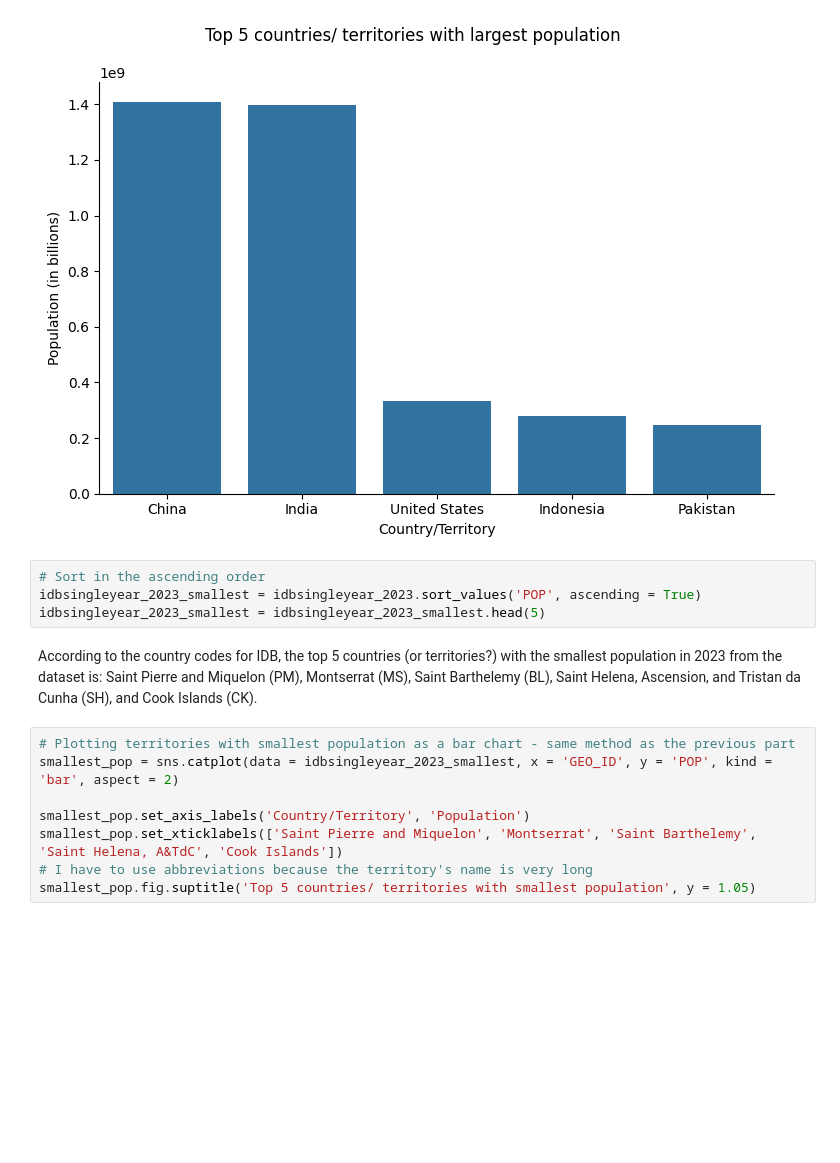
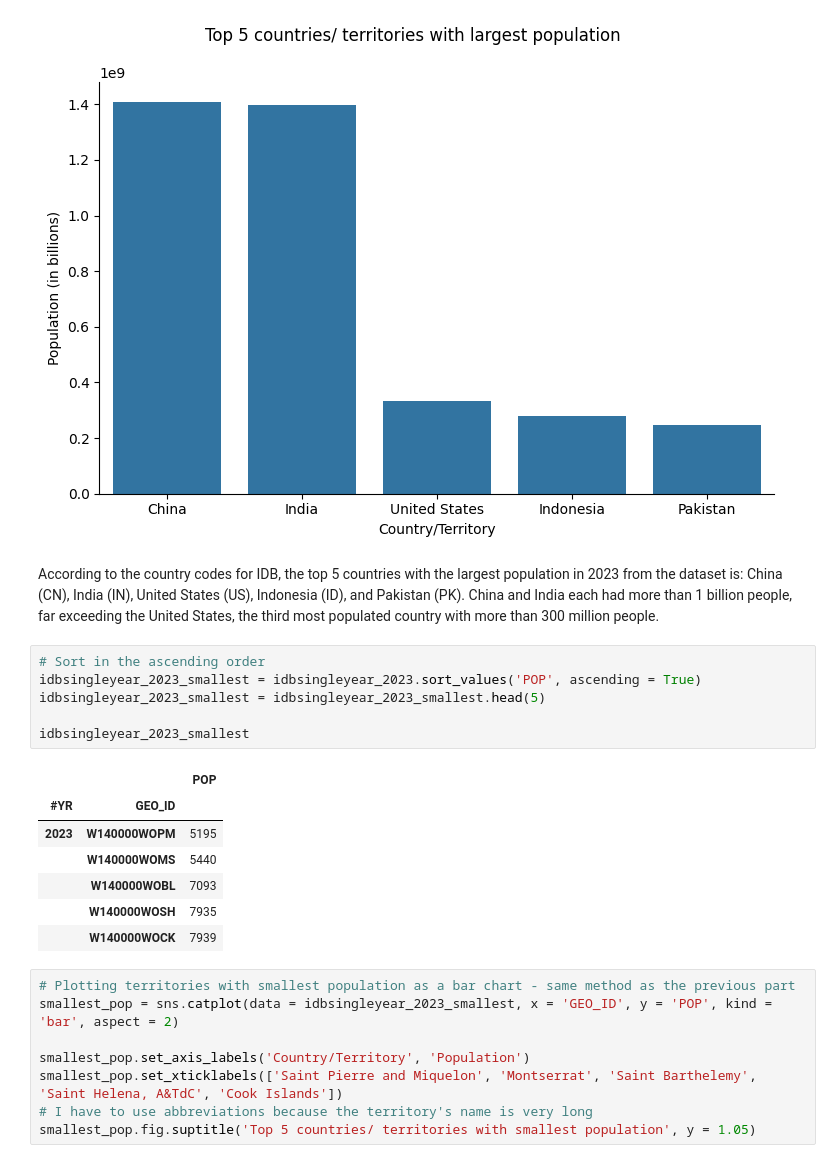
Before and after one commit to thaianle/international-database, a Jupyter notebook: idbsingleyear-python.ipynb, the cells around one changed output. Drawn from its saved outputs; the diff is of its cells as text; blank space fills up the shorter version.

```diff
--- a/idbsingleyear-python.ipynb
+++ b/idbsingleyear-python.ipynb
@@ -166,12 +181,22 @@ largest_pop.fig.suptitle('Top 5 countries/ territories with largest population',
 # %% [output]
 Text(0.5, 1.05, 'Top 5 countries/ territories with largest population')
 [figure]
+# %% [markdown]
+According to the country codes for IDB, the top 5 countries with the largest population in 2023 from the dataset is: China (CN), India (IN), United States (US), Indonesia (ID), and Pakistan (PK). China and India each had more than 1 billion people, far exceeding the United States, the third most populated country with more than 300 million people.
 # %%
 # Sort in the ascending order
 idbsingleyear_2023_smallest = idbsingleyear_2023.sort_values('POP', ascending = True)
 idbsingleyear_2023_smallest = idbsingleyear_2023_smallest.head(5)
+
+idbsingleyear_2023_smallest
+# %% [output]
+|  |  | POP |
+| #YR | GEO_ID |  |
+| 2023 | W140000WOPM | 5195 |
+|  | W140000WOMS | 5440 |
+|  | W140000WOBL | 7093 |
+|  | W140000WOSH | 7935 |
+|  | W140000WOCK | 7939 |
-# %% [markdown]
-According to the country codes for IDB, the top 5 countries (or territories?) with the smallest population in 2023 from the dataset is: Saint Pierre and Miquelon (PM), Montserrat (MS), Saint Barthelemy (BL), Saint Helena, Ascension, and Tristan da Cunha (SH), and Cook Islands (CK).
 # %%
 # Plotting territories with smallest population as a bar chart - same method as the previous part
 smallest_pop = sns.catplot(data = idbsingleyear_2023_smallest, x = 'GEO_ID', y = 'POP', kind = 'bar', aspect = 2)
```
Also changed, not shown: parts of 19 cells of this notebook.
